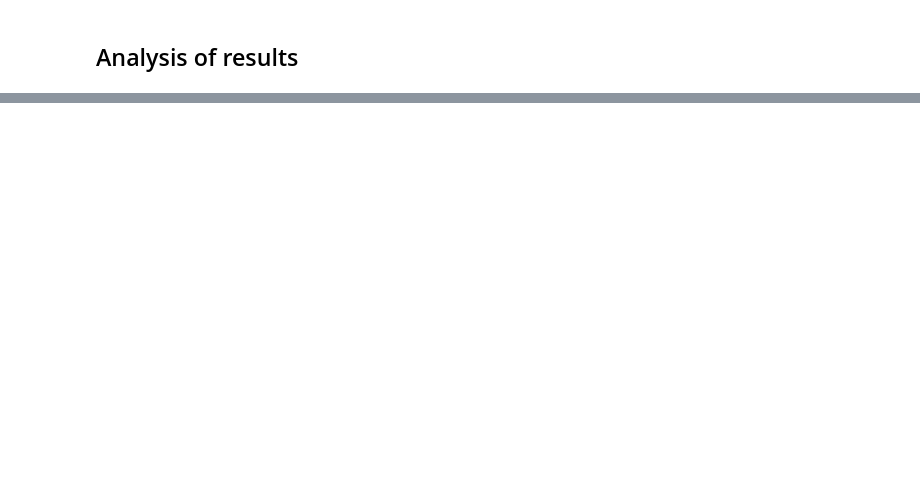
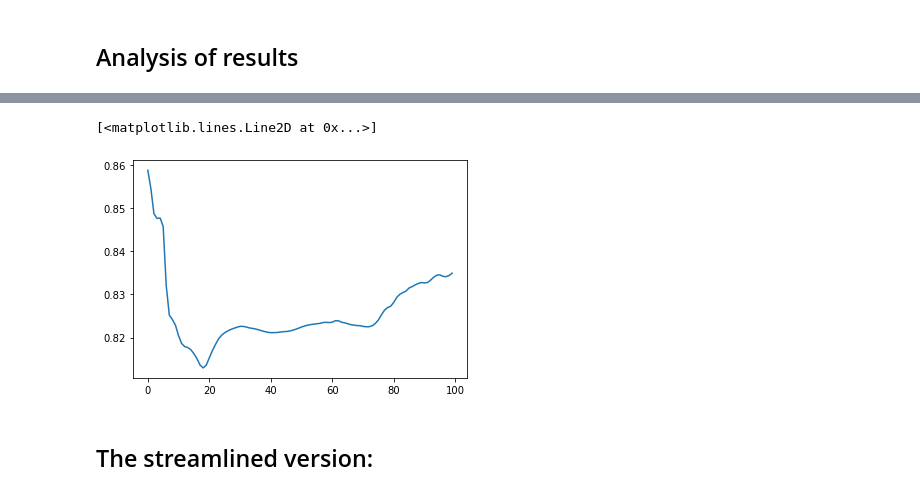
Before and after one commit to Janneke13/Master-Thesis-Graph-Representation, a Jupyter notebook: GAE_test.ipynb, the cells around one changed output, grey strips where cells are left out. Saved outputs shown, nothing was run; the diff lists cells and outputs as text; code cells hidden in the pictures; blank space fills up the shorter version.

```diff
--- a/GAE_test.ipynb
+++ b/GAE_test.ipynb
@@ -83,0 +159,7 @@ Later on, this can be expanded, by, for example, adding labels and training, val
+# %%
+plt.plot(ap_valid_run)
+# %% [output]
+[<matplotlib.lines.Line2D at 0x...>]
+[figure, added]
+# %% [markdown]
+## The streamlined version:
```
Also changed, not shown: parts of 24 cells of this notebook, 3 other files.
